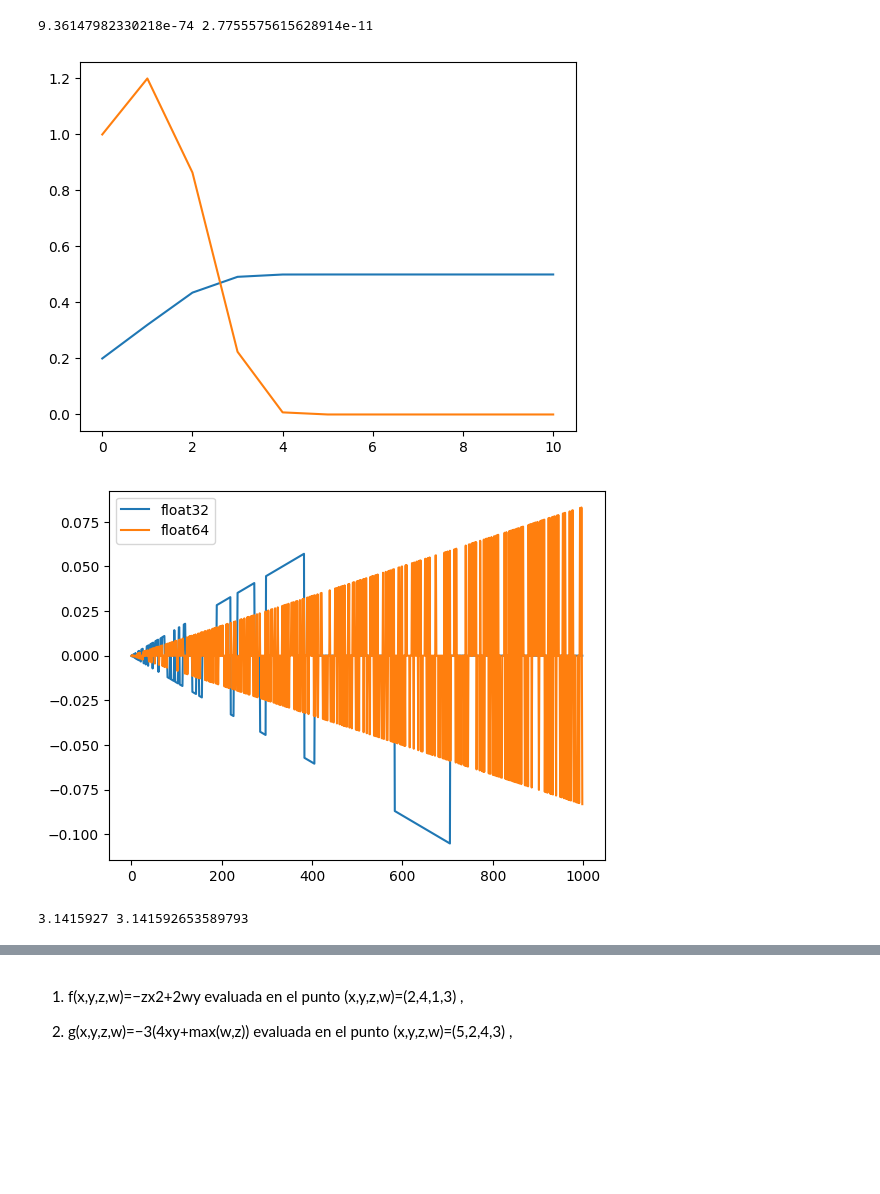
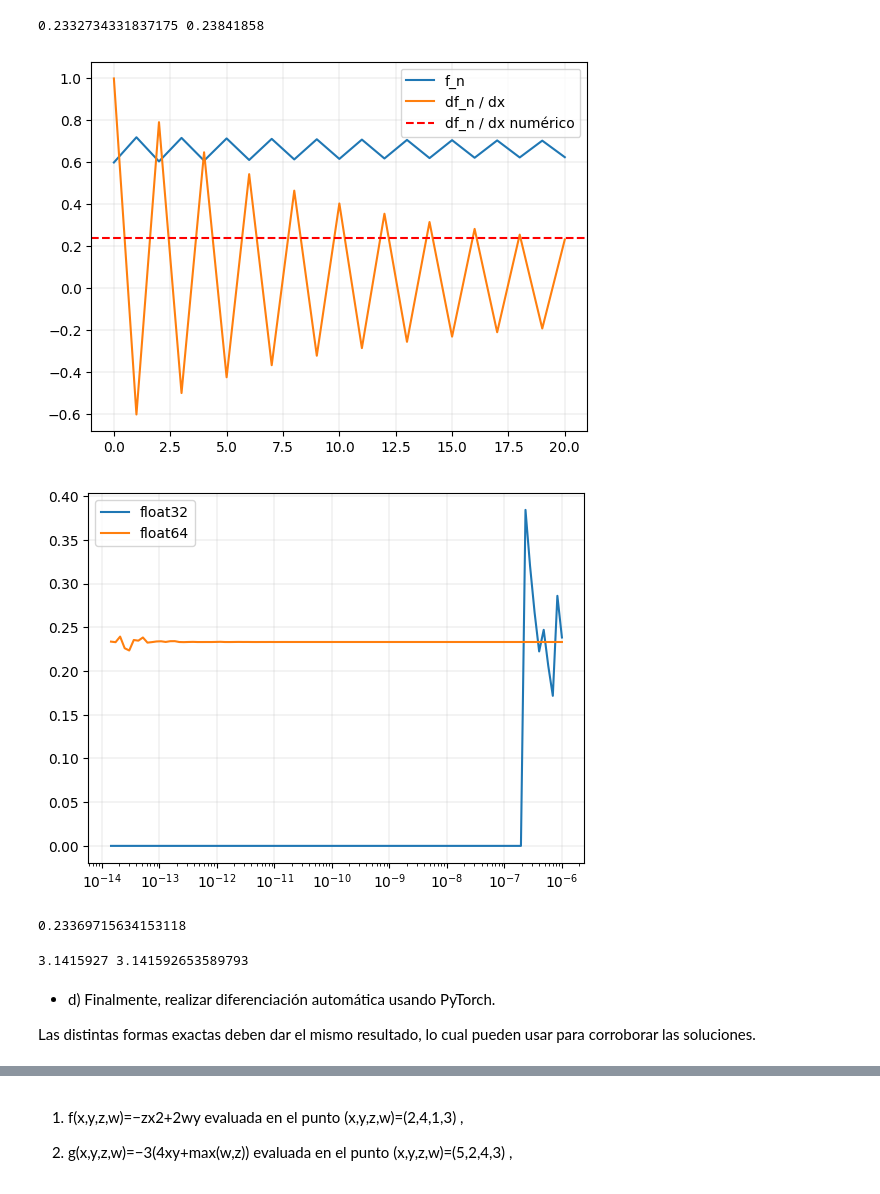
Before and after one commit to enzocatorano/deep_learning_practicas, a Jupyter notebook: 1_introduccion.ipynb, the cells around one changed output, grey strips where cells are left out. Cells and saved outputs as stored; diff of their text form; code cells hidden in the pictures; blank space fills up the shorter version.

```diff
--- a/1_introduccion.ipynb
+++ b/1_introduccion.ipynb
@@ -35,11 +56,11 @@ def derivada_diferencias_finitas(n, r, x_0, h = 1e-5, dtype = np.float64):
   l_n_x0_2 = dtype(l_n(n, r, x_0 + h)[0])
   return (l_n_x0_2 - l_n_x0_1) / (2*h)
 # %%
-n = 10
-r = 2
-x_0 = 0.2
+n = 20
+r = 3
+x_0 = 0.6
 h = 1e-6
-dtype = np.float64
+dtype = np.float32
 
 y = l_n(n, r, x_0)
 dy = dl_n(n, r, x_0)
@@ -48,32 +69,50 @@ print(dy[0], ddfy)
 
 import matplotlib.pyplot as plt
 
-plt.plot(y[1])
-plt.plot(dy[1])
+plt.plot(y[1], label = 'f_n')
+plt.plot(dy[1], label = 'df_n / dx')
+plt.axhline(y = ddfy, color = 'r', linestyle = '--', label = 'df_n / dx numérico')  # linea horizontal en valor de derivada numerica
+plt.grid(linewidth = 0.2)
+plt.legend()
 plt.show()
 # %% [output]
-9.36147982330218e-74 2.7755575615628914e-11
+0.2332734331837175 0.23841858
-[figure, old version]
+[figure, new version]
 # %%
-n = 10
-r = 2
-x_0 = 0.2
-h = 0.1
+# mismos parametros que antes
+n = 20
+r = 3
+x_0 = 0.6
+h = 1e-6
+
+factor = 1.2
+cantidad = 100
 valores32 = []
 valores64 = []
-for i in range(1, 1000):
-  valores32.append(derivada_diferencias_finitas(n, r, x_0, h/(1000*i), np.float32))
-  valores64.append(3e8*derivada_diferencias_finitas(n, r, x_0, h/(1000*i), np.float64))
-plt.plot(valores32, label = "float32")
-plt.plot(valores64, label = "float64")
+for i in range(0, cantidad):
+  valores32.append(derivada_diferencias_finitas(n, r, x_0, h/(factor**i), np.float32))
+  valores64.append(derivada_diferencias_finitas(n, r, x_0, h/(factor**i), np.float64))
+
+h_usado = h / factor**np.arange(0, cantidad)
+
+plt.plot(h_usado, valores32, label = "float32")
+plt.plot(h_usado, valores64, label = "float64")
+plt.xscale("log")       # eje x logaritmico
+plt.grid(linewidth = 0.2)
 plt.legend()
 plt.show()
+print(valores64[-1])
 # %% [output]
-[figure, old version]
+[figure, new version]
+0.23369715634153118
 # %%
 print(np.float32(np.pi), np.float64(np.pi))
 # %% [output]
 3.1415927 3.141592653589793
+# %% [markdown]
+- d) Finalmente, realizar diferenciación automática usando PyTorch.
+
+Las distintas formas exactas deben dar el mismo resultado, lo cual pueden usar para corroborar las soluciones.
 # %%
 import torch
 
```
Also changed, not shown: parts of 28 cells of this notebook.
